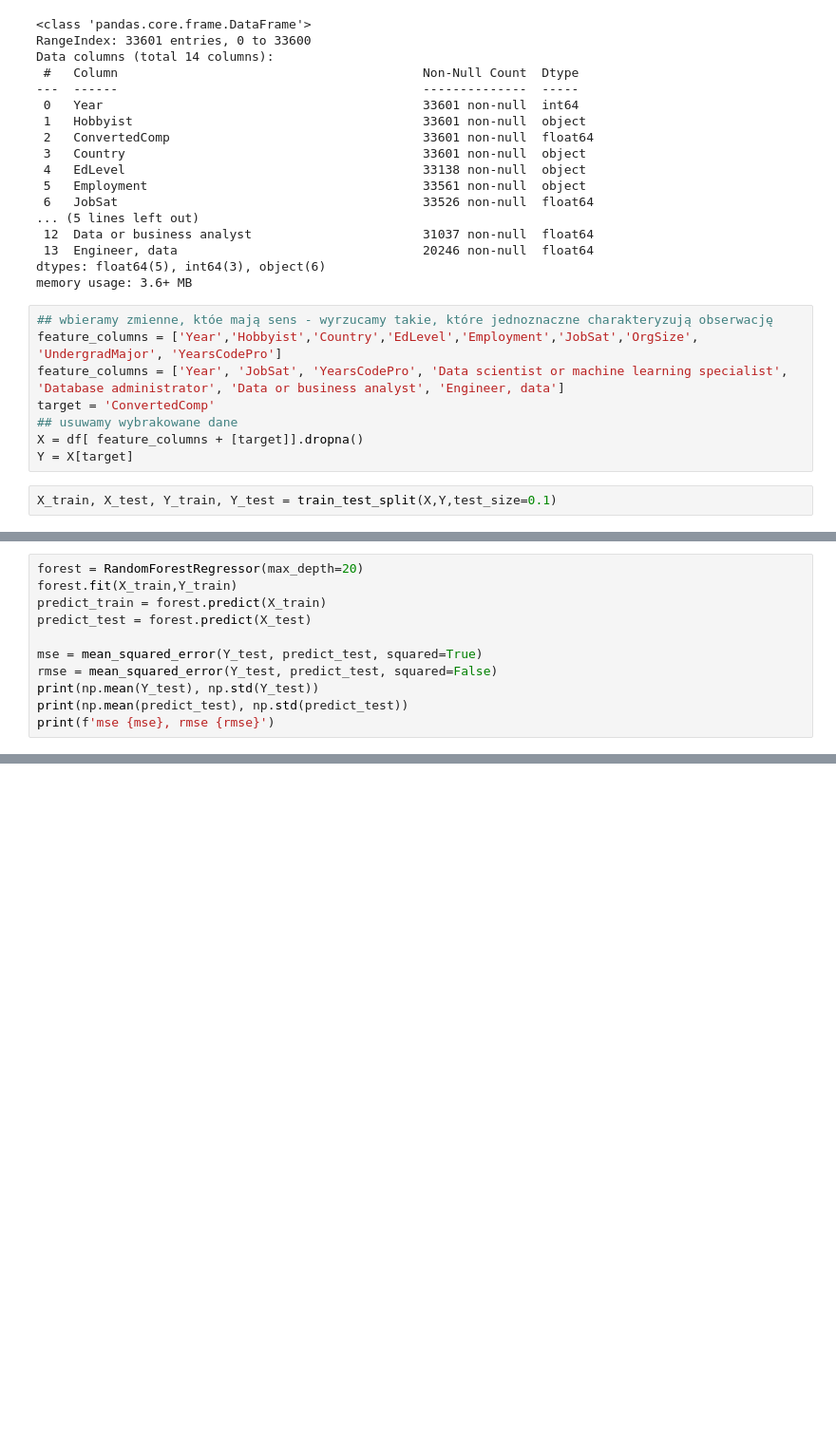
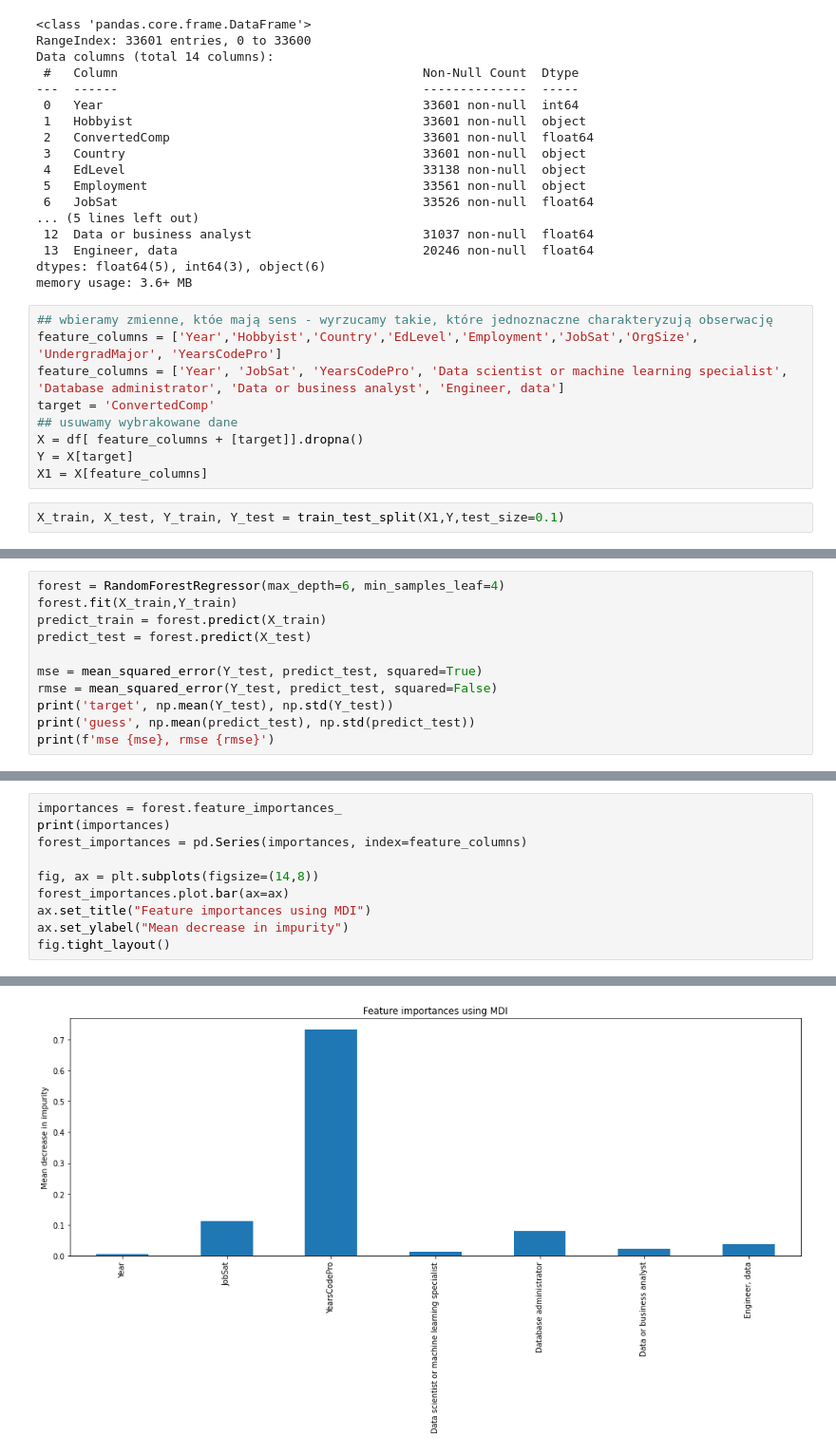
Before and after one commit to infoshareacademy/jdszr4-wdevs, a Jupyter notebook: Projekt ML/tree.ipynb, the cells around one changed output, grey strips where cells are left out. Shown at 95% size. Cells and saved outputs as stored; diff of their text form; blank space fills up the shorter version.

```diff
--- a/Projekt ML/tree.ipynb
+++ b/Projekt ML/tree.ipynb
@@ -43,8 +43,9 @@ target = 'ConvertedComp'
 ## usuwamy wybrakowane dane
 X = df[ feature_columns + [target]].dropna()
 Y = X[target]
+X1 = X[feature_columns]
 # %%
-X_train, X_test, Y_train, Y_test = train_test_split(X,Y,test_size=0.1)
+X_train, X_test, Y_train, Y_test = train_test_split(X1,Y,test_size=0.1)
 # %%
 # zakres paametru
 max_depths = list(range(2,15))
@@ -69,13 +70,13 @@ mse 2072.3948412698414, rmse 45.5235635827188
 <Figure size 576x576 with 0 Axes>
 # %%
-forest = RandomForestRegressor(max_depth=20)
+forest = RandomForestRegressor(max_depth=6, min_samples_leaf=4)
 forest.fit(X_train,Y_train)
 predict_train = forest.predict(X_train)
 predict_test = forest.predict(X_test)
 
 mse = mean_squared_error(Y_test, predict_test, squared=True)
 rmse = mean_squared_error(Y_test, predict_test, squared=False)
-print(np.mean(Y_test), np.std(Y_test))
-print(np.mean(predict_test), np.std(predict_test))
+print('target', np.mean(Y_test), np.std(Y_test))
+print('guess', np.mean(predict_test), np.std(predict_test))
 print(f'mse {mse}, rmse {rmse}')
 # %% [output]
@@ -84,0 +86,11 @@ mse 1388.3100202877, rmse 37.26003247835004
+# %%
+importances = forest.feature_importances_
+print(importances)
+forest_importances = pd.Series(importances, index=feature_columns)
+
+fig, ax = plt.subplots(figsize=(14,8))
+forest_importances.plot.bar(ax=ax)
+ax.set_title("Feature importances using MDI")
+ax.set_ylabel("Mean decrease in impurity")
+fig.tight_layout()
+# %% [output]
@@ -84,0 +99 @@ mse 1388.3100202877, rmse 37.26003247835004
+[figure, added]
```
Also changed, not shown: parts of 6 cells of this notebook.
